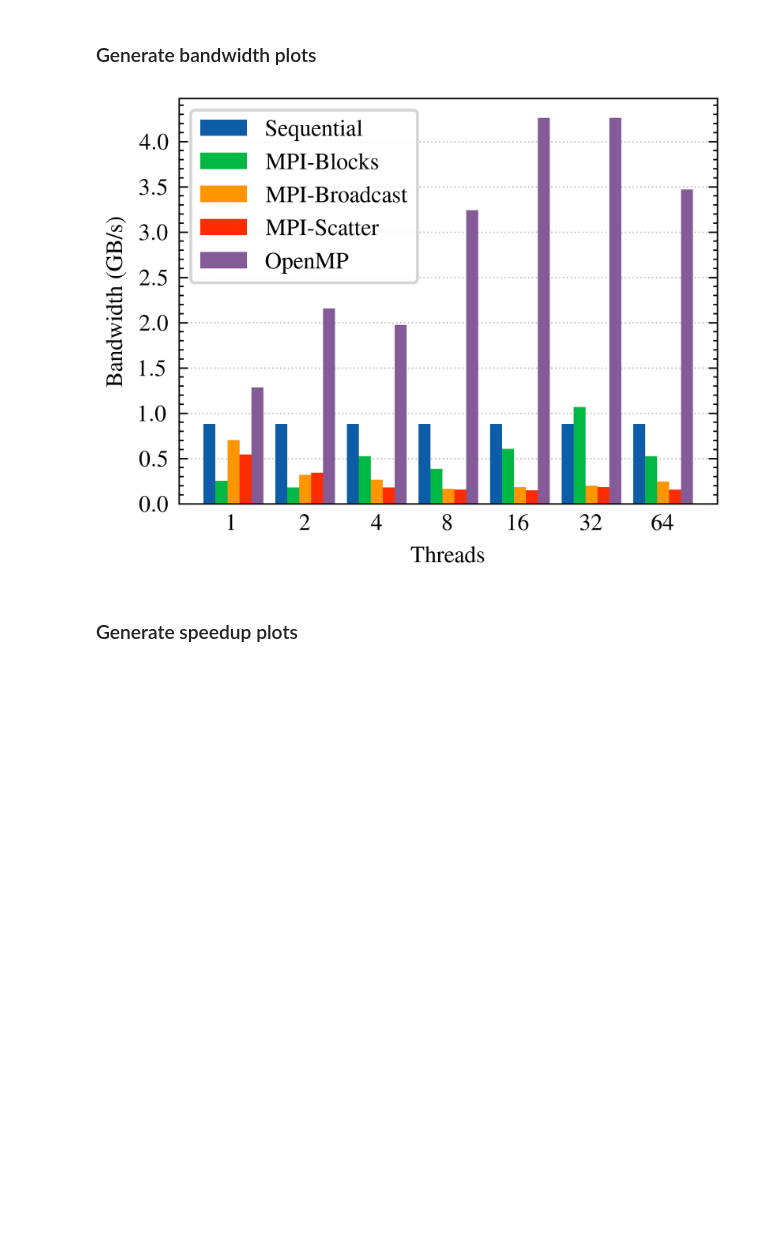
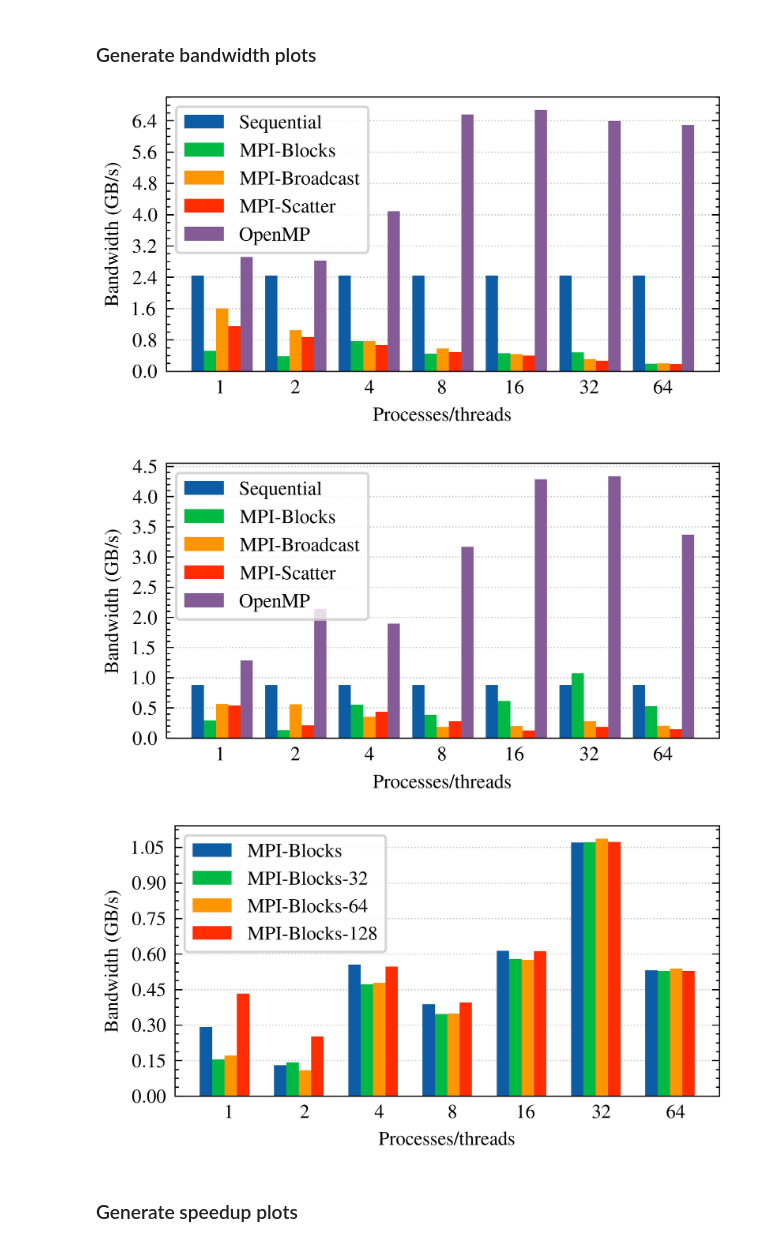
Before and after one commit to Sasso0101/PARCO-H2, a Jupyter notebook: plots.ipynb, the cells around one changed output. Cells and saved outputs as stored; diff of their text form; code cells hidden in the pictures; blank space fills up the shorter version.

```diff
--- a/plots.ipynb
+++ b/plots.ipynb
@@ -51,9 +49,54 @@ pprint.pprint(results)
 bandwidths = {}
 
 threads = (1, 2, 4, 8, 16, 32, 64)
-size = 4096
 
-for program in ['Sequential', 'MPI-Blocks', 'MPI-Broadcast', 'MPI-Scatter', 'OpenMP']:
+for size in (512, 4096):
+  for program in ['Sequential', 'MPI-Blocks', 'MPI-Broadcast', 'MPI-Scatter', 'OpenMP']:
+    if program == 'Sequential':
+      bandwidths[program] = {}
+      for thread in threads:
+        bandwidths[program][thread] = size*size*2*4 / results[program][1][size] / 2**30
+    else:
+      bandwidths[program] = {}
+      for thread in threads:
+        bandwidths[program][thread] = size*size*2*4 / results[program][thread][size] / 2**30
+
+    # sort the dictionary by size
+    bandwidths[program] = dict(sorted(bandwidths[program].items()))
+    # convert threads to string
+    bandwidths[program] = {str(size): bandwidth for size, bandwidth in bandwidths[program].items()}
+
+  import matplotlib.pyplot as plt
+  import scienceplots
+
+  plt.style.use(['science','ieee', 'std-colors'])
+
+
+  fig, ax = plt.subplots(figsize=(4, 2))
+  ax.yaxis.grid(True, linestyle=':', alpha=0.7)
+  ax.yaxis.set_major_locator(plt.MaxNLocator(10))
+  ax.tick_params(axis='x', which='both', bottom=False, top=False)
+  ax.set_axisbelow(True)
+  BAR_WIDTH = 0.2
+  for i, program in enumerate(bandwidths):
+    x = np.arange(len(bandwidths[program].keys()))
+    bar = ax.bar(np.arange(len(bandwidths[program].keys())) * (1 + BAR_WIDTH) + i * BAR_WIDTH, bandwidths[program].values(), BAR_WIDTH, label=program)
+    if program == 'sequential':
+      for i, rect in enumerate(bar):
+        rect.set_hatch('///')
+
+  ax.set_xticks(np.arange(len(bandwidths[program])) * (1+BAR_WIDTH) + BAR_WIDTH + 0.2)
+  ax.set_xticklabels(bandwidths[program].keys())
+  ax.set_xlabel('Processes/threads')
+  ax.set_ylabel('Bandwidth (GB/s)')
+  ax.legend(frameon=True, fancybox=True, framealpha=0.8)
+  plt.show()
+
+  fig.savefig(f'bandwidth_{size}.pdf', bbox_inches='tight')
+
+
+bandwidths = {}
+for program in ['MPI-Blocks', 'MPI-Blocks-32', 'MPI-Blocks-64', 'MPI-Blocks-128']:
   if program == 'Sequential':
     bandwidths[program] = {}
     for thread in threads:
@@ -61,42 +104,39 @@ for program in ['Sequential', 'MPI-Blocks', 'MPI-Broadcast', 'MPI-Scatter', 'Ope
   else:
     bandwidths[program] = {}
     for thread in threads:
       bandwidths[program][thread] = size*size*2*4 / results[program][thread][size] / 2**30
 
   # sort the dictionary by size
   bandwidths[program] = dict(sorted(bandwidths[program].items()))
   # convert threads to string
   bandwidths[program] = {str(size): bandwidth for size, bandwidth in bandwidths[program].items()}
 
-import matplotlib.pyplot as plt
-import scienceplots
 
-plt.style.use(['science','ieee', 'std-colors'])
-
-
-fig, ax = plt.subplots()
+fig, ax = plt.subplots(figsize=(4, 2))
 ax.yaxis.grid(True, linestyle=':', alpha=0.7)
 ax.yaxis.set_major_locator(plt.MaxNLocator(10))
 ax.tick_params(axis='x', which='both', bottom=False, top=False)
 ax.set_axisbelow(True)
 BAR_WIDTH = 0.2
 for i, program in enumerate(bandwidths):
   x = np.arange(len(bandwidths[program].keys()))
   bar = ax.bar(np.arange(len(bandwidths[program].keys())) * (1 + BAR_WIDTH) + i * BAR_WIDTH, bandwidths[program].values(), BAR_WIDTH, label=program)
   if program == 'sequential':
     for i, rect in enumerate(bar):
       rect.set_hatch('///')
 
 ax.set_xticks(np.arange(len(bandwidths[program])) * (1+BAR_WIDTH) + BAR_WIDTH + 0.2)
 ax.set_xticklabels(bandwidths[program].keys())
-ax.set_xlabel('Threads')
+ax.set_xlabel('Processes/threads')
 ax.set_ylabel('Bandwidth (GB/s)')
 ax.legend(frameon=True, fancybox=True, framealpha=0.8)
 plt.show()
 
-fig.savefig('bandwidth.pdf', bbox_inches='tight')
+fig.savefig(f'bandwidth_blocks_{size}.pdf', bbox_inches='tight')
 # %% [output]
-[figure, old version]
+[figure, new version]
+[figure, added]
+[figure, added]
 # %% [markdown]
 ### Generate speedup plots
 # %%
```
Also changed, not shown: parts of 3 cells of this notebook, 4 other files.
